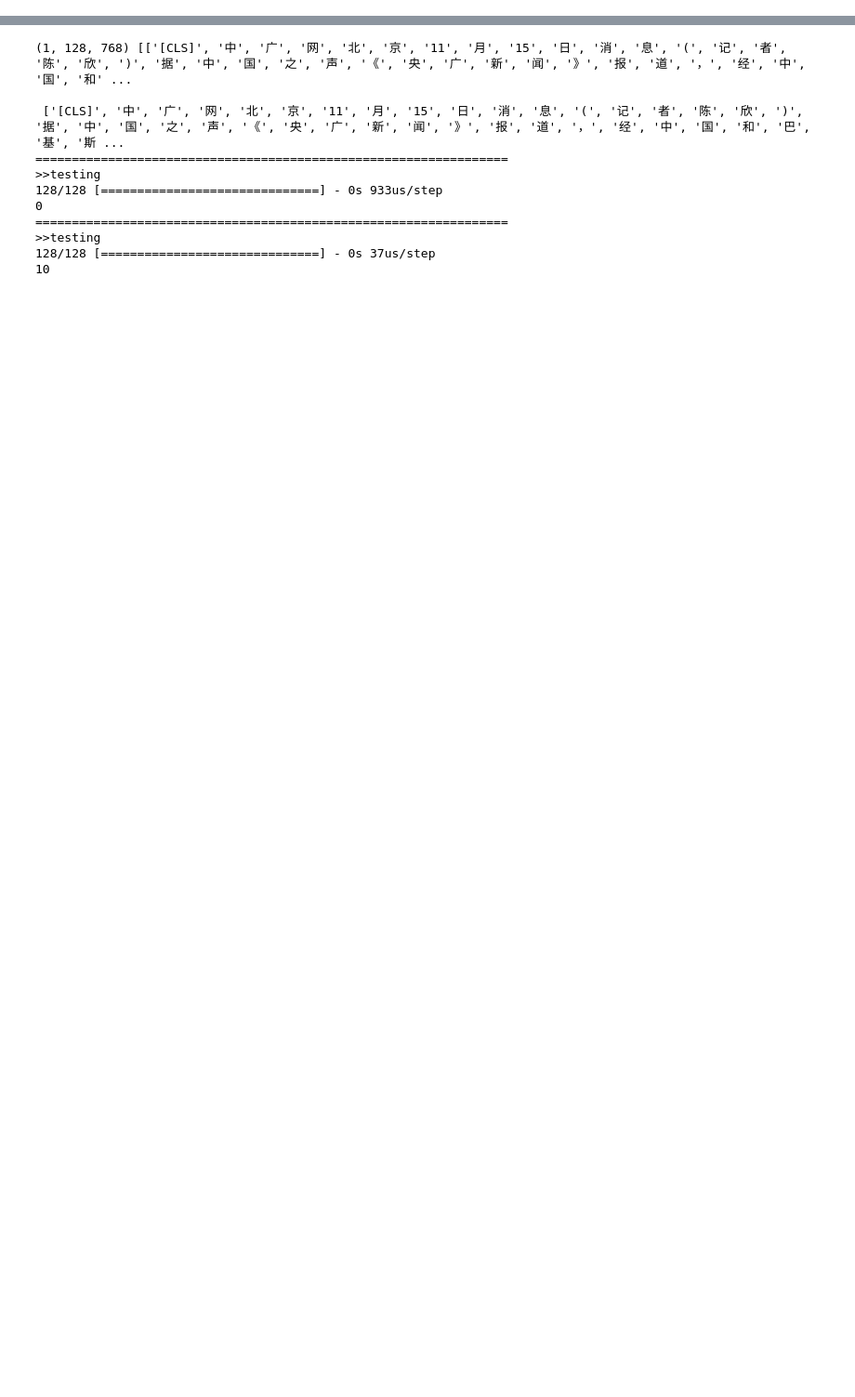
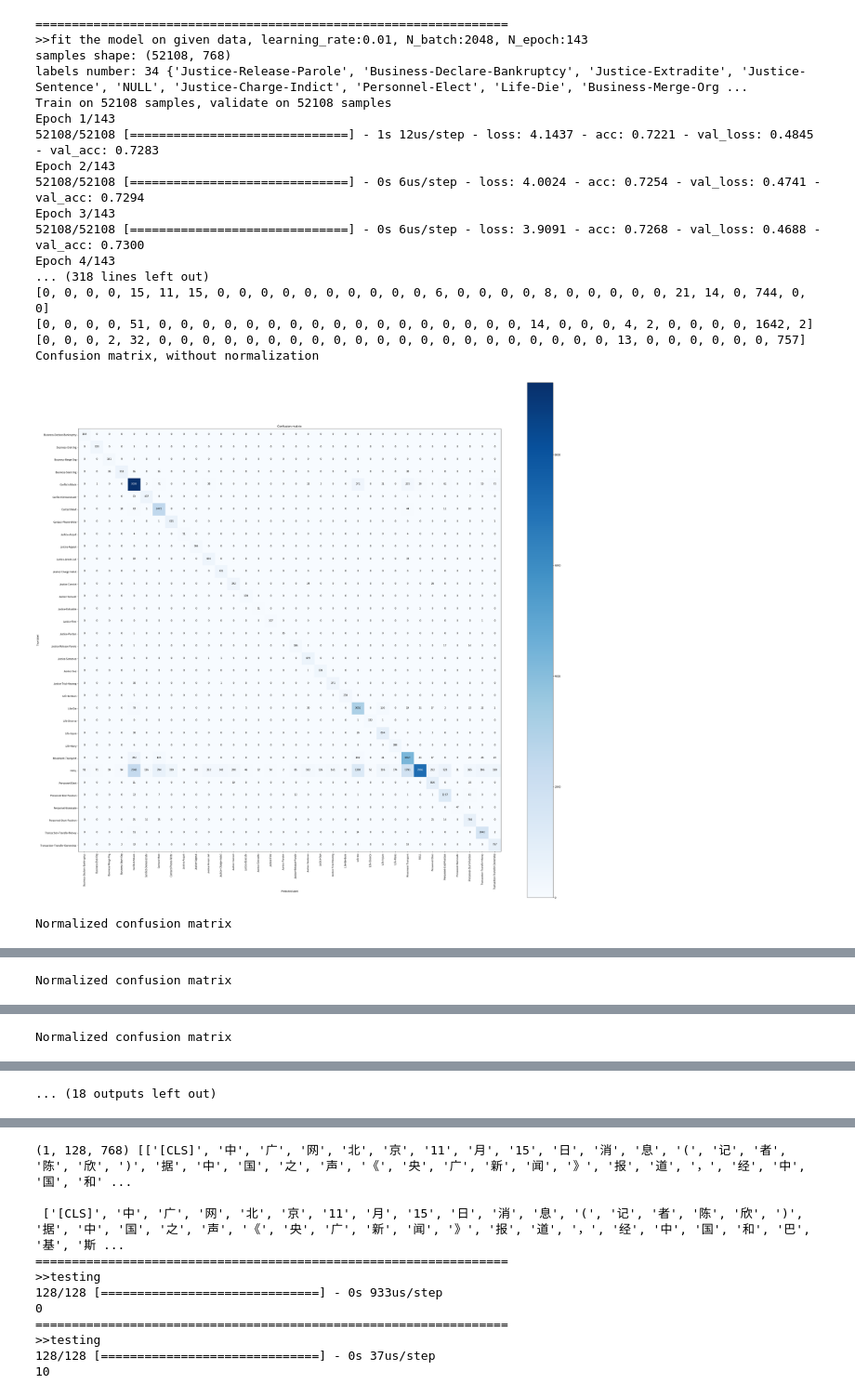
Before and after one commit to linboqiao/EEA, a Jupyter notebook: EE/test_main.ipynb, the cells around one changed output, grey strips where cells are left out. Shown at 93% size. Drawn from its saved outputs; the diff is of its cells as text; code cells hidden in the pictures; blank space fills up the shorter version.

```diff
--- a/EE/test_main.ipynb
+++ b/EE/test_main.ipynb
@@ -341,0 +90,53 @@ NameError: name 'RepoModel' is not defined
+# %%
+
+print('='*65,'\n>>trigger model training:')
+try:
+    model_trig, encoder_trig = joblib.load(file_model_trig)
+    acc_pre = test_on_data(model_trig, encoder_trig, vec_trig, label_trig, en_verbose = 0)
+except:
+    # model define
+    input_dim = np.asarray(vec_trig).shape[1]
+    N_classes = len(set(label_trig))
+    model_trig = create_base_network(input_dim, N_classes)
+    encoder_trig = LabelEncoder()
+    encoder_trig.fit(label_trig)
+    acc_pre = 0
+
+N_batchs =[2048, 1024, 512, 32, 16, 8]
+lrs = [0.01, 0.0001]
+for lr in lrs:
+    for N_batch in N_batchs:
+        Times_training, N_batch, N_epoch, en_verbose = 3, N_batch, max(16, int(np.floor(np.sqrt(10*N_batch)))), 1
+        for times in range(1, Times_training):
+            the_lr = lr/times
+            model_trig, encoder_trig, his = fit_on_data(vec_trig, label_trig, model_trig, encoder_trig,
+                                                        the_lr, N_batch = N_batch, N_epoch = N_epoch, en_verbose = en_verbose)
+            print('acc:{}'.format(his.history['acc'][-1]))
+            val_acc = test_on_data(model_trig, encoder_trig, vec_trig, label_trig, en_verbose = en_verbose)
+            joblib.dump([model_trig,encoder_trig], '{}_{:.5f}_{:.5f}_{:.5f}_{:.5f}.pkl'.format(
+                file_model_trig[0:-4], his.history['acc'][-1], val_acc, the_lr, N_batch)) # save the model to disk
+            if val_acc > acc_pre:
+                acc_pre = val_acc
+                joblib.dump([model_trig,encoder_trig], '{}.pkl'.format(file_model_trig[0:-4])) # save the model to disk
+            else:
+                break
+# %% [output]
+=================================================================
+>>fit the model on given data, learning_rate:0.01, N_batch:2048, N_epoch:143
+samples shape: (52108, 768)
+labels number: 34 {'Justice-Release-Parole', 'Business-Declare-Bankruptcy', 'Justice-Extradite', 'Justice-Sentence', 'NULL', 'Justice-Charge-Indict', 'Personnel-Elect', 'Life-Die', 'Business-Merge-Org ...
+Train on 52108 samples, validate on 52108 samples
+Epoch 1/143
+52108/52108 [==============================] - 1s 12us/step - loss: 4.1437 - acc: 0.7221 - val_loss: 0.4845 - val_acc: 0.7283
+Epoch 2/143
+52108/52108 [==============================] - 0s 6us/step - loss: 4.0024 - acc: 0.7254 - val_loss: 0.4741 - val_acc: 0.7294
+Epoch 3/143
+52108/52108 [==============================] - 0s 6us/step - loss: 3.9091 - acc: 0.7268 - val_loss: 0.4688 - val_acc: 0.7300
+Epoch 4/143
+... (318 lines left out)
+[0, 0, 0, 0, 15, 11, 15, 0, 0, 0, 0, 0, 0, 0, 0, 0, 0, 6, 0, 0, 0, 0, 8, 0, 0, 0, 0, 0, 21, 14, 0, 744, 0, 0]
+[0, 0, 0, 0, 51, 0, 0, 0, 0, 0, 0, 0, 0, 0, 0, 0, 0, 0, 0, 0, 0, 0, 14, 0, 0, 0, 4, 2, 0, 0, 0, 0, 1642, 2]
+[0, 0, 0, 2, 32, 0, 0, 0, 0, 0, 0, 0, 0, 0, 0, 0, 0, 0, 0, 0, 0, 0, 0, 0, 0, 0, 13, 0, 0, 0, 0, 0, 0, 757]
+Confusion matrix, without normalization
+[figure, added]
+Normalized confusion matrix
@@ -341,0 +162 @@ NameError: name 'RepoModel' is not defined
+Normalized confusion matrix
@@ -341,0 +182 @@ NameError: name 'RepoModel' is not defined
+Normalized confusion matrix
@@ -341,0 +184 @@ NameError: name 'RepoModel' is not defined
+... (18 outputs left out)
```
Also changed, not shown: parts of 7 cells of this notebook, 5 other files.
